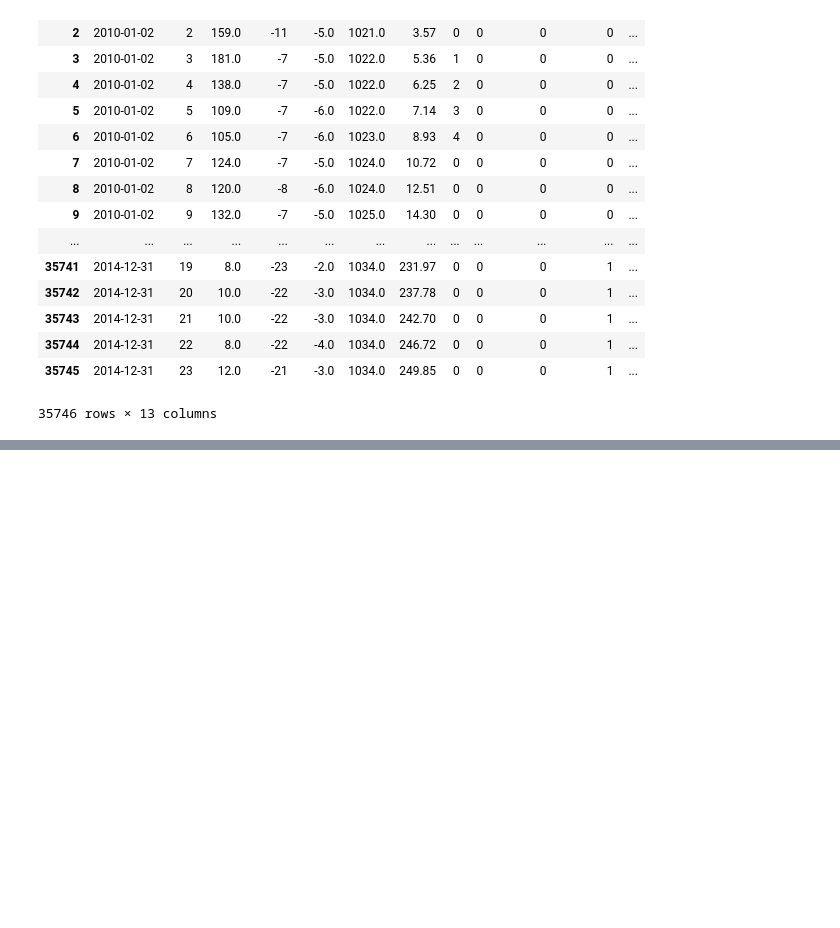
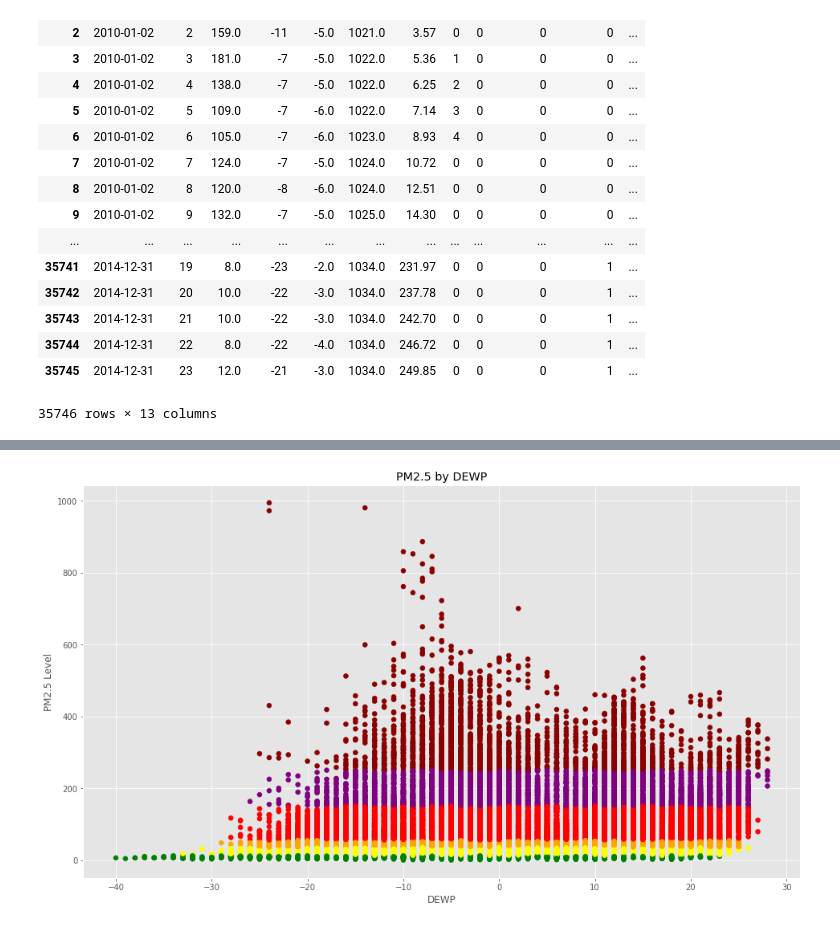
Before and after one commit to sammingty/sharing-github, a Jupyter notebook: PM2.5.ipynb, the cells around one changed output, grey strips where cells are left out. Cells and saved outputs as stored; diff of their text form; code cells hidden in the pictures; blank space fills up the shorter version.

```diff
--- a/PM2.5.ipynb
+++ b/PM2.5.ipynb
@@ -56,0 +198,28 @@ Index(['date', 'hour', 'pm2.5', 'DEWP', 'TEMP', 'PRES', 'Iws', 'Is', 'Ir',
+# %%
+x = df['DEWP']
+y = df['pm2.5']
+colors = ['green','yellow','orange','red','purple','darkred']
+number = []
+legend = ['Good','Moderate','Unhealthy for sensitive groups','Unhealthy','Very unhealthy','Hazardous']
+
+for item in y:
+    if (item <= 12):
+        number.append(1)
+    elif (item <= 35.4):
+        number.append(2)
+    elif (item <= 55.4):
+        number.append(3)
+    elif (item <= 150.4):
+        number.append(4)
+    elif (item <= 250.4):
+        number.append(5)
+    else:
+        number.append(6)
+
+plt.scatter(x, y, c=number, cmap=matplotlib.colors.ListedColormap(colors))
+plt.xlabel('DEWP')
+plt.ylabel('PM2.5 Level')
+plt.title('PM2.5 by DEWP')
+plt.show()
+# %% [output]
+[figure, added]
```
Also changed, not shown: parts of 20 cells of this notebook.
